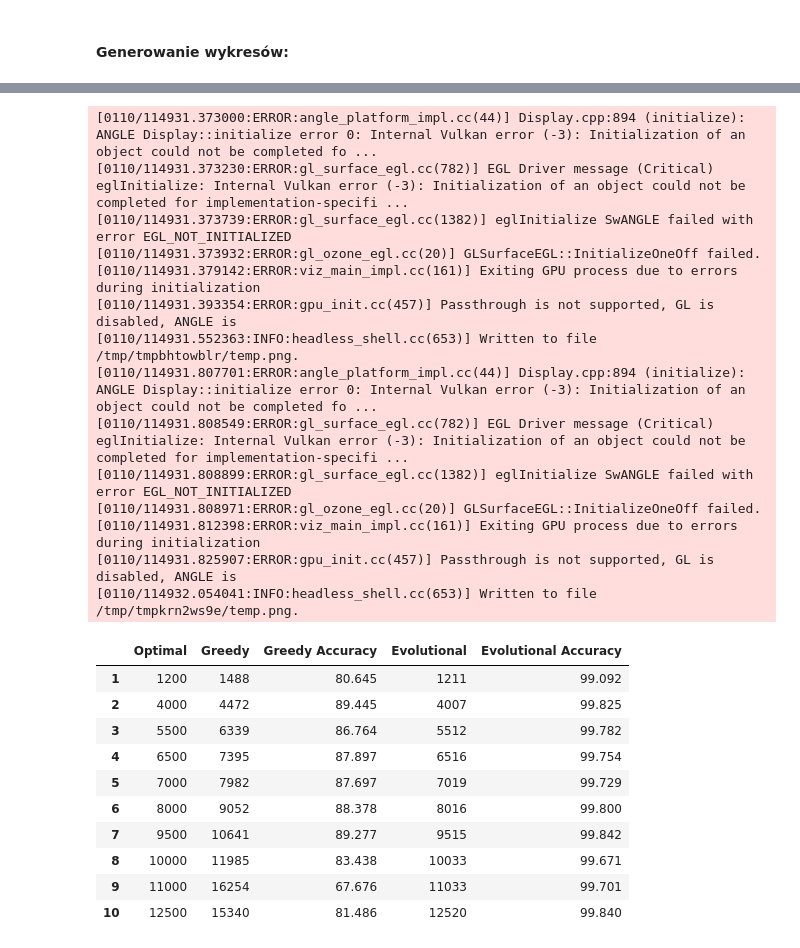
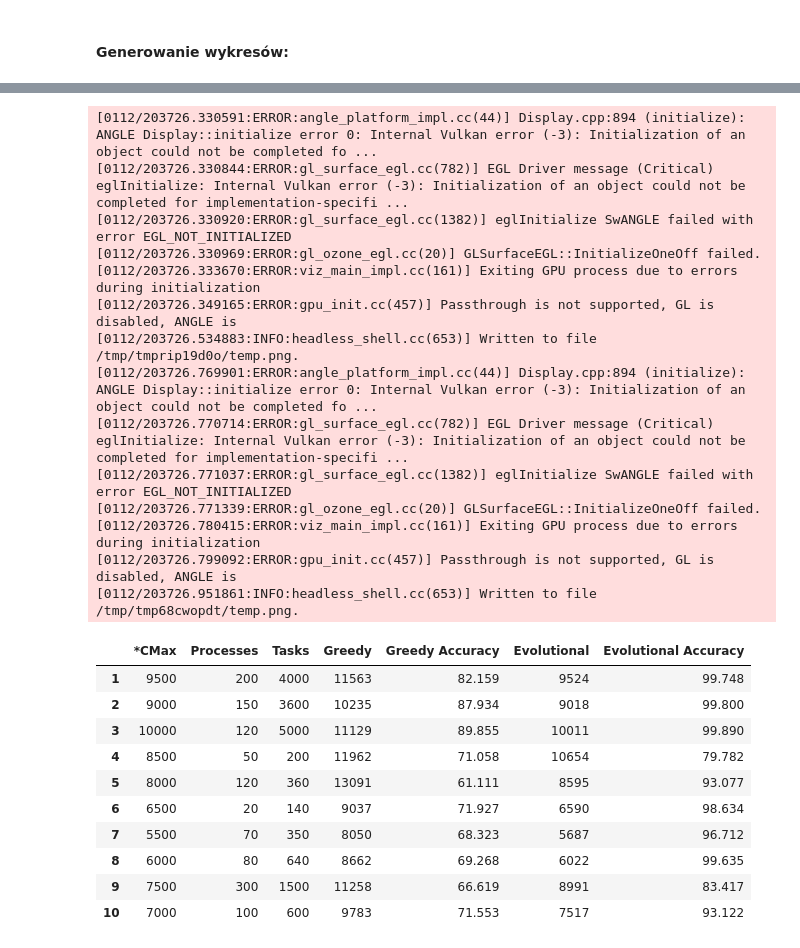
Before and after one commit to GPlaczek/PCmax, a Jupyter notebook: res/FullReview.ipynb, the cells around one changed output, grey strips where cells are left out. Cells and saved outputs as stored; diff of their text form; code cells hidden in the pictures.

```diff
--- a/res/FullReview.ipynb
+++ b/res/FullReview.ipynb
@@ -98,5 +96,5 @@ for i in range(1,INSTANCES+1):
     plt.savefig('{}/{}/plots_{}.svg'.format(PATH, PLOTS_DIR, i), transparent=False, facecolor='w')
     plt.show()
 
-    summary.append([Cmax, max(x_ev), max(x_gr), ev_accuracy, gr_accuracy])
+    summary.append([Cmax, max(x_ev), max(x_gr), ev_accuracy, gr_accuracy, nProc, nTask])
 # %% [output]
@@ -149,41 +146,43 @@ plt.show()
 # %%
 import dataframe_image as dfi
 
-data = {'Optimal':[el[0] for el in summary],
+data = {'*CMax':[el[0] for el in summary],
+        'Processes' : [el[5] for el in summary],
+        'Tasks' : [el[6] for el in summary],
        'Greedy':[el[2] for el in summary],
        'Greedy Accuracy':[el[4] for el in summary],
        'Evolutional':[el[1] for el in summary],
        'Evolutional Accuracy':[el[3] for el in summary]}
 df = pd.DataFrame(data)
 df.index = np.arange(1, len(df)+1)
 
 dfi.export(df,"{}/{}/data.svg".format(PATH,PLOTS_DIR))
 dfi.export(df,"{}/{}/data.png".format(PATH,PLOTS_DIR))
 
 df
 # %% [output]
-[0110/114931.373000:ERROR:angle_platform_impl.cc(44)] Display.cpp:894 (initialize): ANGLE Display::initialize error 0: Internal Vulkan error (-3): Initialization of an object could not be completed fo ...
-[0110/114931.373230:ERROR:gl_surface_egl.cc(782)] EGL Driver message (Critical) eglInitialize: Internal Vulkan error (-3): Initialization of an object could not be completed for implementation-specifi ...
-[0110/114931.373739:ERROR:gl_surface_egl.cc(1382)] eglInitialize SwANGLE failed with error EGL_NOT_INITIALIZED
-[0110/114931.373932:ERROR:gl_ozone_egl.cc(20)] GLSurfaceEGL::InitializeOneOff failed.
-[0110/114931.379142:ERROR:viz_main_impl.cc(161)] Exiting GPU process due to errors during initialization
-[0110/114931.393354:ERROR:gpu_init.cc(457)] Passthrough is not supported, GL is disabled, ANGLE is
-[0110/114931.552363:INFO:headless_shell.cc(653)] Written to file /tmp/tmpbhtowblr/temp.png.
-[0110/114931.807701:ERROR:angle_platform_impl.cc(44)] Display.cpp:894 (initialize): ANGLE Display::initialize error 0: Internal Vulkan error (-3): Initialization of an object could not be completed fo ...
-[0110/114931.808549:ERROR:gl_surface_egl.cc(782)] EGL Driver message (Critical) eglInitialize: Internal Vulkan error (-3): Initialization of an object could not be completed for implementation-specifi ...
-[0110/114931.808899:ERROR:gl_surface_egl.cc(1382)] eglInitialize SwANGLE failed with error EGL_NOT_INITIALIZED
-[0110/114931.808971:ERROR:gl_ozone_egl.cc(20)] GLSurfaceEGL::InitializeOneOff failed.
-[0110/114931.812398:ERROR:viz_main_impl.cc(161)] Exiting GPU process due to errors during initialization
-[0110/114931.825907:ERROR:gpu_init.cc(457)] Passthrough is not supported, GL is disabled, ANGLE is
-[0110/114932.054041:INFO:headless_shell.cc(653)] Written to file /tmp/tmpkrn2ws9e/temp.png.
+[0112/203726.330591:ERROR:angle_platform_impl.cc(44)] Display.cpp:894 (initialize): ANGLE Display::initialize error 0: Internal Vulkan error (-3): Initialization of an object could not be completed fo ...
+[0112/203726.330844:ERROR:gl_surface_egl.cc(782)] EGL Driver message (Critical) eglInitialize: Internal Vulkan error (-3): Initialization of an object could not be completed for implementation-specifi ...
+[0112/203726.330920:ERROR:gl_surface_egl.cc(1382)] eglInitialize SwANGLE failed with error EGL_NOT_INITIALIZED
+[0112/203726.330969:ERROR:gl_ozone_egl.cc(20)] GLSurfaceEGL::InitializeOneOff failed.
+[0112/203726.333670:ERROR:viz_main_impl.cc(161)] Exiting GPU process due to errors during initialization
+[0112/203726.349165:ERROR:gpu_init.cc(457)] Passthrough is not supported, GL is disabled, ANGLE is
+[0112/203726.534883:INFO:headless_shell.cc(653)] Written to file /tmp/tmprip19d0o/temp.png.
+[0112/203726.769901:ERROR:angle_platform_impl.cc(44)] Display.cpp:894 (initialize): ANGLE Display::initialize error 0: Internal Vulkan error (-3): Initialization of an object could not be completed fo ...
+[0112/203726.770714:ERROR:gl_surface_egl.cc(782)] EGL Driver message (Critical) eglInitialize: Internal Vulkan error (-3): Initialization of an object could not be completed for implementation-specifi ...
+[0112/203726.771037:ERROR:gl_surface_egl.cc(1382)] eglInitialize SwANGLE failed with error EGL_NOT_INITIALIZED
+[0112/203726.771339:ERROR:gl_ozone_egl.cc(20)] GLSurfaceEGL::InitializeOneOff failed.
+[0112/203726.780415:ERROR:viz_main_impl.cc(161)] Exiting GPU process due to errors during initialization
+[0112/203726.799092:ERROR:gpu_init.cc(457)] Passthrough is not supported, GL is disabled, ANGLE is
+[0112/203726.951861:INFO:headless_shell.cc(653)] Written to file /tmp/tmp68cwopdt/temp.png.
-|  | Optimal | Greedy | Greedy Accuracy | Evolutional | Evolutional Accuracy |
-| 1 | 1200 | 1488 | 80.645 | 1211 | 99.092 |
-| 2 | 4000 | 4472 | 89.445 | 4007 | 99.825 |
-| 3 | 5500 | 6339 | 86.764 | 5512 | 99.782 |
-| 4 | 6500 | 7395 | 87.897 | 6516 | 99.754 |
-| 5 | 7000 | 7982 | 87.697 | 7019 | 99.729 |
-| 6 | 8000 | 9052 | 88.378 | 8016 | 99.800 |
-| 7 | 9500 | 10641 | 89.277 | 9515 | 99.842 |
-| 8 | 10000 | 11985 | 83.438 | 10033 | 99.671 |
-| 9 | 11000 | 16254 | 67.676 | 11033 | 99.701 |
-| 10 | 12500 | 15340 | 81.486 | 12520 | 99.840 |
+|  | *CMax | Processes | Tasks | Greedy | Greedy Accuracy | Evolutional | Evolutional Accuracy |
+| 1 | 9500 | 200 | 4000 | 11563 | 82.159 | 9524 | 99.748 |
+| 2 | 9000 | 150 | 3600 | 10235 | 87.934 | 9018 | 99.800 |
+| 3 | 10000 | 120 | 5000 | 11129 | 89.855 | 10011 | 99.890 |
+| 4 | 8500 | 50 | 200 | 11962 | 71.058 | 10654 | 79.782 |
+| 5 | 8000 | 120 | 360 | 13091 | 61.111 | 8595 | 93.077 |
+| 6 | 6500 | 20 | 140 | 9037 | 71.927 | 6590 | 98.634 |
+| 7 | 5500 | 70 | 350 | 8050 | 68.323 | 5687 | 96.712 |
+| 8 | 6000 | 80 | 640 | 8662 | 69.268 | 6022 | 99.635 |
+| 9 | 7500 | 300 | 1500 | 11258 | 66.619 | 8991 | 83.417 |
+| 10 | 7000 | 100 | 600 | 9783 | 71.553 | 7517 | 93.122 |
```
Also changed, not shown: parts of 4 cells of this notebook, 17 other files.
